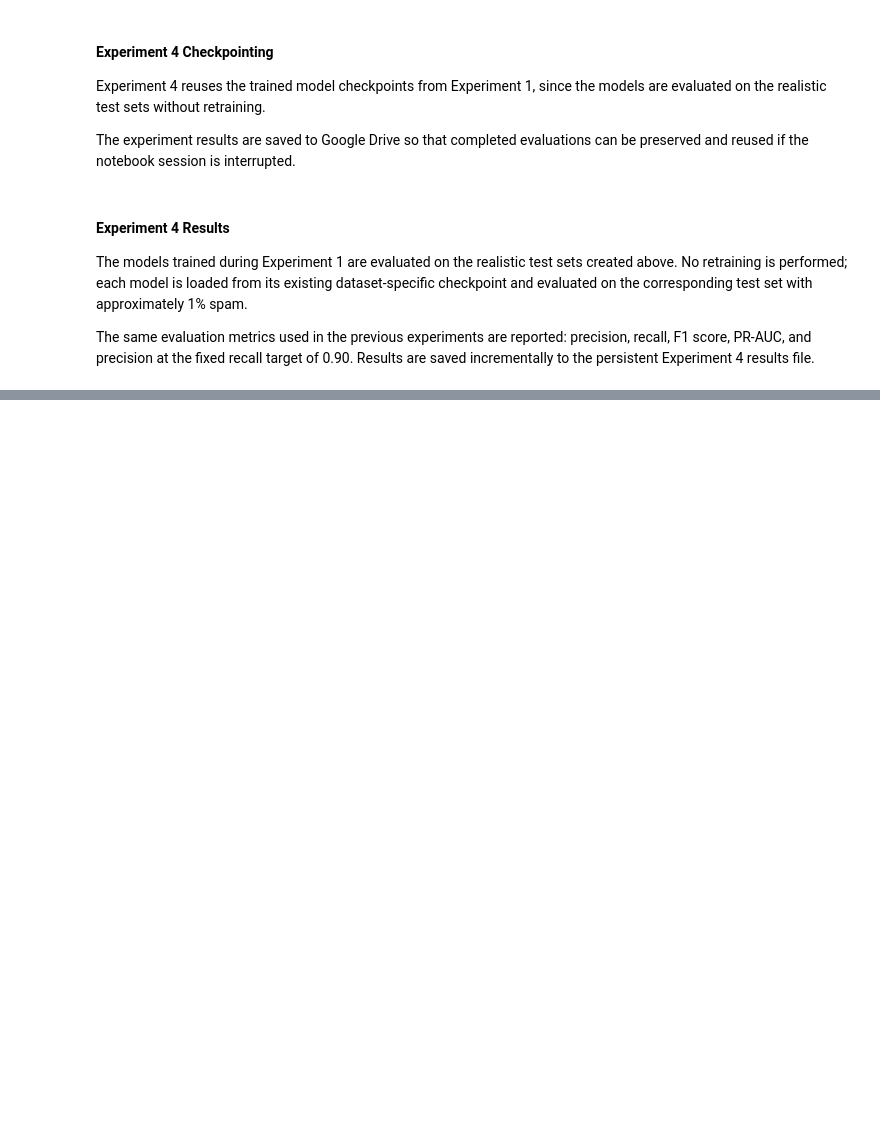
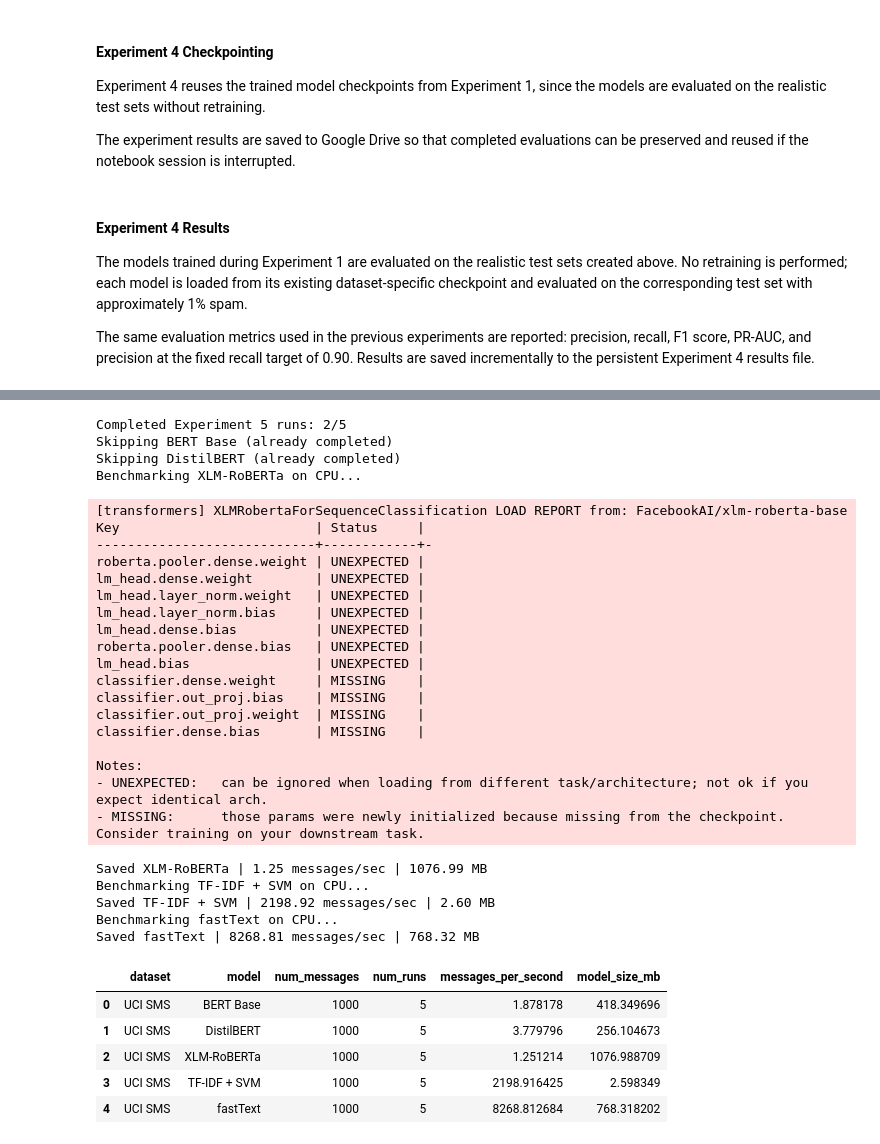
Before and after one commit to ddolapcioglu24/spam-detection, a Jupyter notebook: notebooks/spam_detection.ipynb, the cells around one changed output, grey strips where cells are left out. Drawn from its saved outputs; the diff is of its cells as text; code cells hidden in the pictures; blank space fills up the shorter version.

Commit message:
Complete experiments

```diff
--- a/notebooks/spam_detection.ipynb
+++ b/notebooks/spam_detection.ipynb
@@ -1705,0 +1754,16 @@ KeyboardInterrupt:
+# %%
+# Define the common CPU benchmark configuration.
+EXPERIMENT_5_DATASET = "UCI SMS"
+EXPERIMENT_5_NUM_MESSAGES = 1000
+EXPERIMENT_5_WARMUP_SIZE = 20
+EXPERIMENT_5_NUM_RUNS = 5
+
+experiment_5_test_df = dataset_splits[
+    EXPERIMENT_5_DATASET
+][1]
+
+print("Benchmark dataset:", EXPERIMENT_5_DATASET)
+print("Available test messages:", len(experiment_5_test_df))
+print("Timed messages per run:", EXPERIMENT_5_NUM_MESSAGES)
+print("Warm-up messages:", EXPERIMENT_5_WARMUP_SIZE)
+print("Timed runs:", EXPERIMENT_5_NUM_RUNS)
@@ -1705,0 +1782,12 @@ KeyboardInterrupt:
+# %%
+# Define the persistent path for Experiment 5 results.
+EXPERIMENT_5_RESULTS_PATH = (
+    "/content/drive/MyDrive/spam-detection/outputs/"
+    "experiment_5_results.csv"
+)
+
+# Ensure the output directory exists.
+os.makedirs(
+    os.path.dirname(EXPERIMENT_5_RESULTS_PATH),
+    exist_ok=True,
+)
@@ -1705,0 +1800,48 @@ KeyboardInterrupt:
+# %%
+# Run or resume Experiment 5 using Experiment 1 checkpoints.
+experiment_5_results_df = run_speed_size_experiment(
+    benchmark_df=experiment_5_test_df,
+    model_classes=model_classes,
+    results_path=EXPERIMENT_5_RESULTS_PATH,
+    model_dir=EXPERIMENT_1_MODEL_DIR,
+    dataset_name=EXPERIMENT_5_DATASET,
+    num_messages=EXPERIMENT_5_NUM_MESSAGES,
+    warmup_size=EXPERIMENT_5_WARMUP_SIZE,
+    num_runs=EXPERIMENT_5_NUM_RUNS,
+)
+
+experiment_5_results_df
+# %% [output]
+Completed Experiment 5 runs: 2/5
+Skipping BERT Base (already completed)
+Skipping DistilBERT (already completed)
+Benchmarking XLM-RoBERTa on CPU...
+[transformers] XLMRobertaForSequenceClassification LOAD REPORT from: FacebookAI/xlm-roberta-base
+Key                         | Status     |
+----------------------------+------------+-
+roberta.pooler.dense.weight | UNEXPECTED |
+lm_head.dense.weight        | UNEXPECTED |
+lm_head.layer_norm.weight   | UNEXPECTED |
+lm_head.layer_norm.bias     | UNEXPECTED |
+lm_head.dense.bias          | UNEXPECTED |
+roberta.pooler.dense.bias   | UNEXPECTED |
+lm_head.bias                | UNEXPECTED |
+classifier.dense.weight     | MISSING    |
+classifier.out_proj.bias    | MISSING    |
+classifier.out_proj.weight  | MISSING    |
+classifier.dense.bias       | MISSING    |
+
+Notes:
+- UNEXPECTED:   can be ignored when loading from different task/architecture; not ok if you expect identical arch.
+- MISSING:      those params were newly initialized because missing from the checkpoint. Consider training on your downstream task.
+Saved XLM-RoBERTa | 1.25 messages/sec | 1076.99 MB
+Benchmarking TF-IDF + SVM on CPU...
+Saved TF-IDF + SVM | 2198.92 messages/sec | 2.60 MB
+Benchmarking fastText on CPU...
+Saved fastText | 8268.81 messages/sec | 768.32 MB
+|  | dataset | model | num_messages | num_runs | messages_per_second | model_size_mb |
+| 0 | UCI SMS | BERT Base | 1000 | 5 | 1.878178 | 418.349696 |
+| 1 | UCI SMS | DistilBERT | 1000 | 5 | 3.779796 | 256.104673 |
+| 2 | UCI SMS | XLM-RoBERTa | 1000 | 5 | 1.251214 | 1076.988709 |
+| 3 | UCI SMS | TF-IDF + SVM | 1000 | 5 | 2198.916425 | 2.598349 |
+| 4 | UCI SMS | fastText | 1000 | 5 | 8268.812684 | 768.318202 |
```
Also changed, not shown: parts of 19 cells of this notebook.
